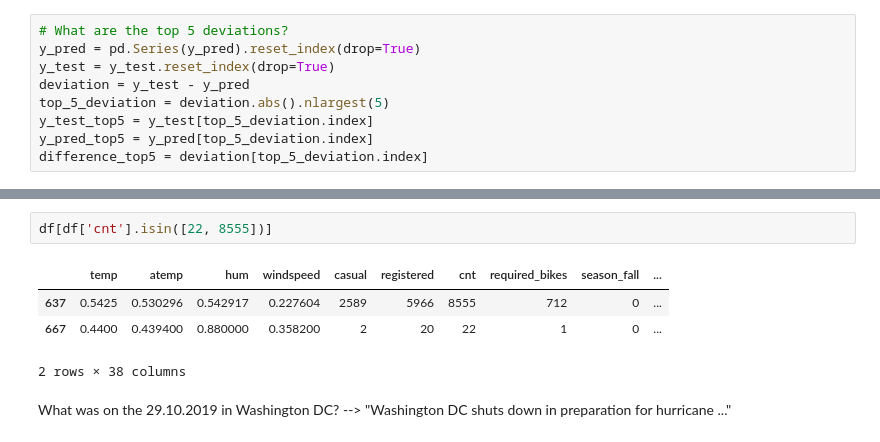
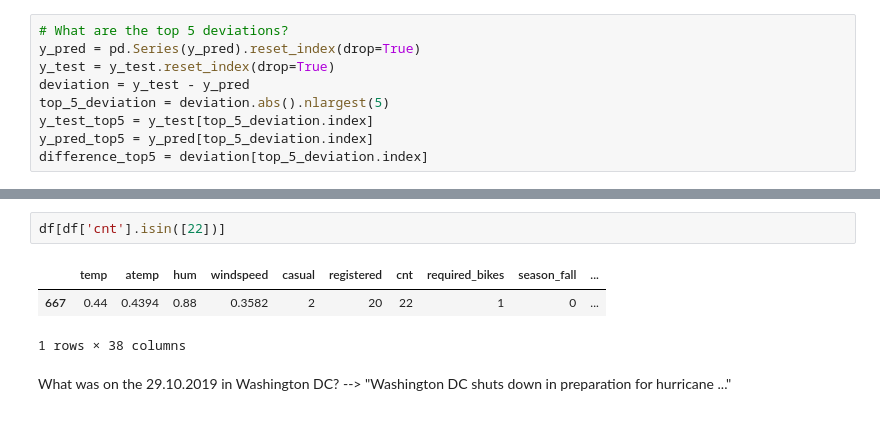
Before and after one commit to carlov93/sixt_challange, a Jupyter notebook: notebooks/SIXT_DataScience_Task202402.ipynb, the cells around one changed output, grey strips where cells are left out. Cells and saved outputs as stored; diff of their text form.

```diff
--- a/notebooks/SIXT_DataScience_Task202402.ipynb
+++ b/notebooks/SIXT_DataScience_Task202402.ipynb
@@ -366,10 +364,9 @@ print(df_deviation)
 # %%
-df[df['cnt'].isin([22, 8555])]
+df[df['cnt'].isin([22])]
 # %% [output]
 |  | temp | atemp | hum | windspeed | casual | registered | cnt | required_bikes | season_fall | ... |
-| 637 | 0.5425 | 0.530296 | 0.542917 | 0.227604 | 2589 | 5966 | 8555 | 712 | 0 | ... |
-| 667 | 0.4400 | 0.439400 | 0.880000 | 0.358200 | 2 | 20 | 22 | 1 | 0 | ... |
+| 667 | 0.44 | 0.4394 | 0.88 | 0.3582 | 2 | 20 | 22 | 1 | 0 | ... |
-2 rows × 38 columns
+1 rows × 38 columns
 # %% [markdown]
 What was on the 29.10.2019 in Washington DC? --> "Washington DC shuts down in preparation for hurricane ..."
 # %%
```
Also changed, not shown: parts of 15 cells of this notebook, 1 other file.
